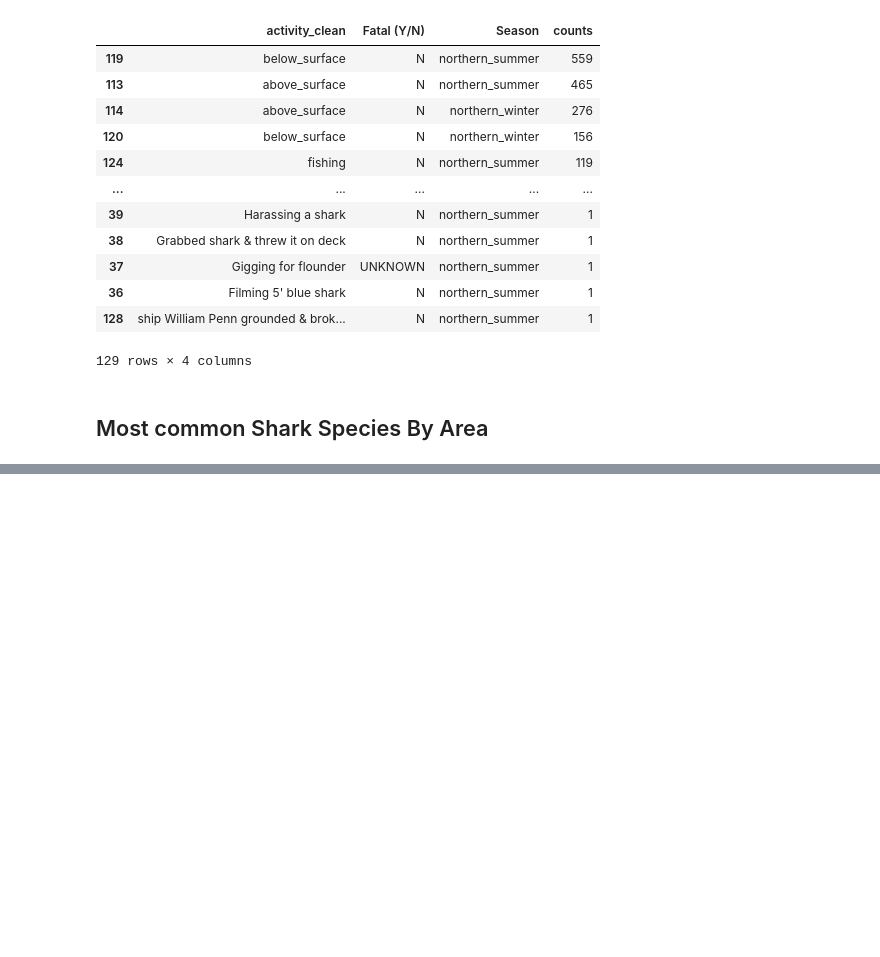
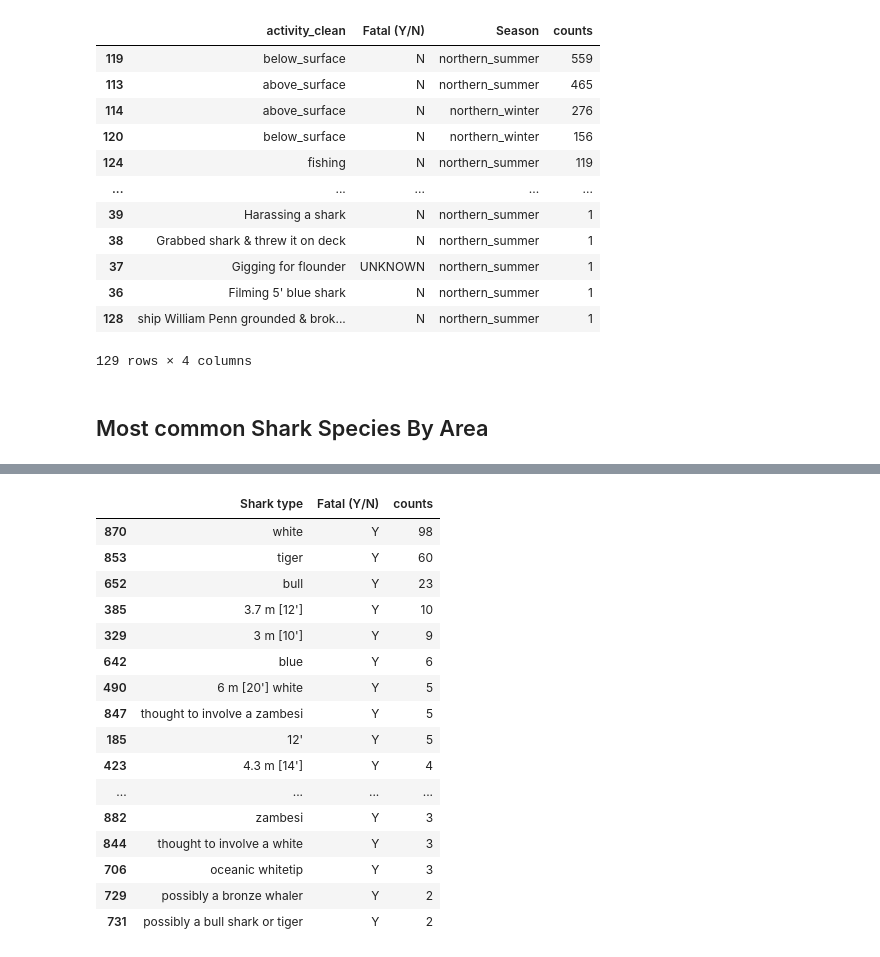
Before and after one commit to miguelgimenezgimenez/shark-attack, a Jupyter notebook: data-wrangling.ipynb, the cells around one changed output, grey strips where cells are left out. Drawn from its saved outputs; the diff is of its cells as text; code cells hidden in the pictures; blank space fills up the shorter version.

```diff
--- a/data-wrangling.ipynb
+++ b/data-wrangling.ipynb
@@ -153,2 +189,5 @@ by_shark_type.groupby(['Area']).apply(lambda df: df.loc[df['Shark type'].idxmax(
 | Tasmania | Tasmania | 41.0 | white | 6 |
 | South Island | South Island | 40.0 | white | 5 |
+# %%
+by_shark = attacks.groupby(['Shark type','Fatal (Y/N)']).size().reset_index(name='counts').sort_values(by='counts',ascending=False)
+by_shark
@@ -154,0 +208,20 @@ by_shark_type.groupby(['Area']).apply(lambda df: df.loc[df['Shark type'].idxmax(
+# %%
+by_shark[by_shark['Fatal (Y/N)']=='Y'][:20]
+# %% [output]
+|  | Shark type | Fatal (Y/N) | counts |
+| 870 | white | Y | 98 |
+| 853 | tiger | Y | 60 |
+| 652 | bull | Y | 23 |
+| 385 | 3.7 m [12'] | Y | 10 |
+| 329 | 3 m [10'] | Y | 9 |
+| 642 | blue | Y | 6 |
+| 490 | 6 m [20'] white | Y | 5 |
+| 847 | thought to involve a zambesi | Y | 5 |
+| 185 | 12' | Y | 5 |
+| 423 | 4.3 m [14'] | Y | 4 |
+| ... | ... | ... | ... |
+| 882 | zambesi | Y | 3 |
+| 844 | thought to involve a white | Y | 3 |
+| 706 | oceanic whitetip | Y | 3 |
+| 729 | possibly a bronze whaler | Y | 2 |
+| 731 | possibly a bull shark or tiger | Y | 2 |
```
Also changed, not shown: parts of 6 cells of this notebook, 2 other files.
